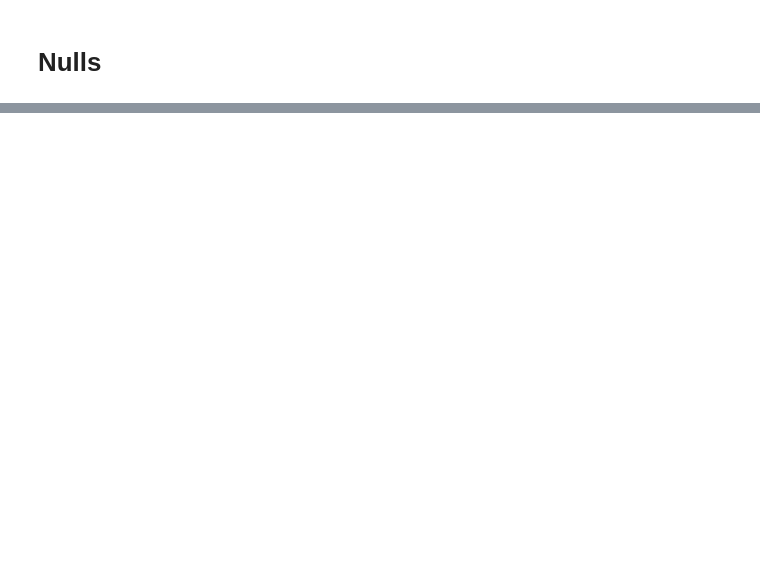
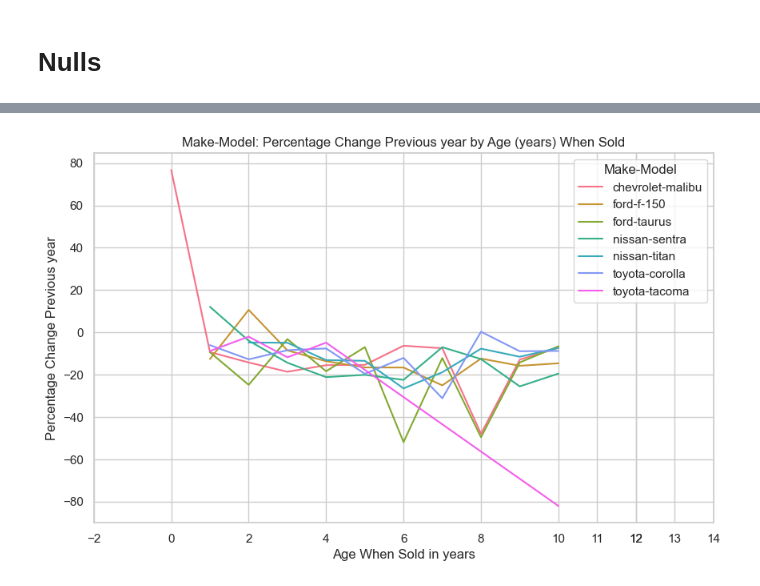
Before and after one commit to jerryevalentine/UCB-Project-1, a Jupyter notebook: Project_1_Group_7_Consolidated.ipynb, the cells around one changed output, grey strips where cells are left out. Cells and saved outputs as stored; diff of their text form; code cells hidden in the pictures; blank space fills up the shorter version.

```diff
--- a/Project_1_Group_7_Consolidated.ipynb
+++ b/Project_1_Group_7_Consolidated.ipynb
@@ -190,0 +192,10 @@ Dataframe is 472325 rows, run at 2024-03-24 07:50:16.039032.  Original length 55
+# %%
+selected_models = ['f-150', 'taurus', 'titan', 'sentra', 'corolla', 'tacoma', 'c/k 2500 series','malibu']
+df_age_when_sold_grouped= df_age_when_sold_grouped[df_age_when_sold_grouped['model'].isin(selected_models)]
+
+truck_models = ['f-150', 'titan', 'tacoma', 'c/k 2500 series']
+trucks = df_age_when_sold_grouped[df_age_when_sold_grouped['model'].isin(truck_models)]
+
+car_models = ['taurus', 'sentra', 'corolla', 'malibu']
+cars= df_age_when_sold_grouped[df_age_when_sold_grouped['model'].isin(car_models)]
+print(datetime.datetime.now())
@@ -190,0 +286,18 @@ Dataframe is 472325 rows, run at 2024-03-24 07:50:16.039032.  Original length 55
+# %%
+sns.set(style="whitegrid")
+
+# Create the plot
+plt.figure(figsize=(10, 6))
+sns.lineplot(data=df_age_when_sold_grouped, x='age_when_sold', y='Percent_change_meansellingprice_float', hue='Make-Model', palette='husl')
+
+# Set the title and labels
+plt.title('Make-Model: Percentage Change Previous year by Age (years) When Sold')
+plt.xlabel('Age When Sold in years')
+plt.ylabel('Percentage Change Previous year')
+
+# Display the plot
+plt.legend(title='Make-Model', loc='upper right')
+plt.xticks(list(plt.xticks()[0]) + [11, 12, 13, 14])
+print(datetime.datetime.now())
+plt.show()
+# %% [output]
@@ -190,0 +305 @@ Dataframe is 472325 rows, run at 2024-03-24 07:50:16.039032.  Original length 55
+[figure, added]
```
Also changed, not shown: parts of 54 cells of this notebook.
